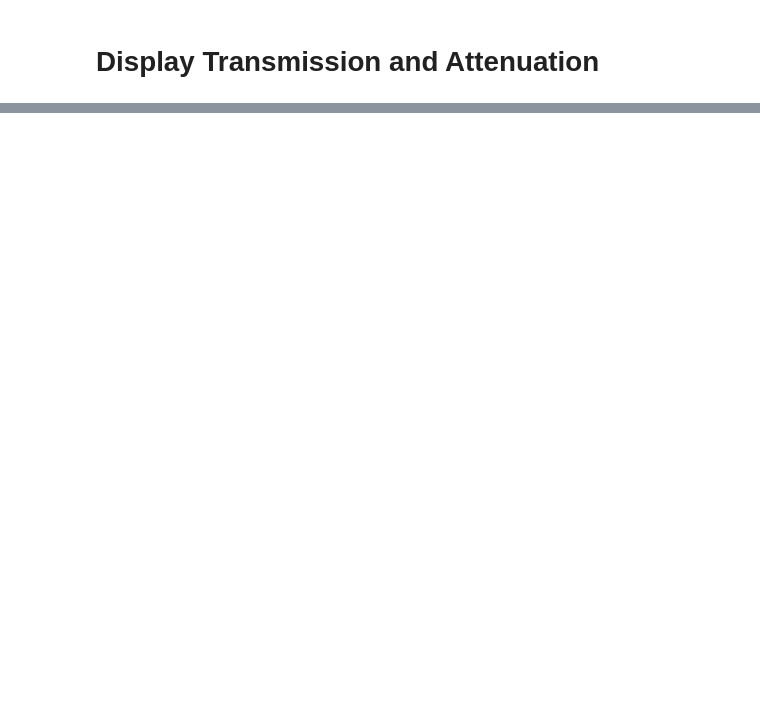
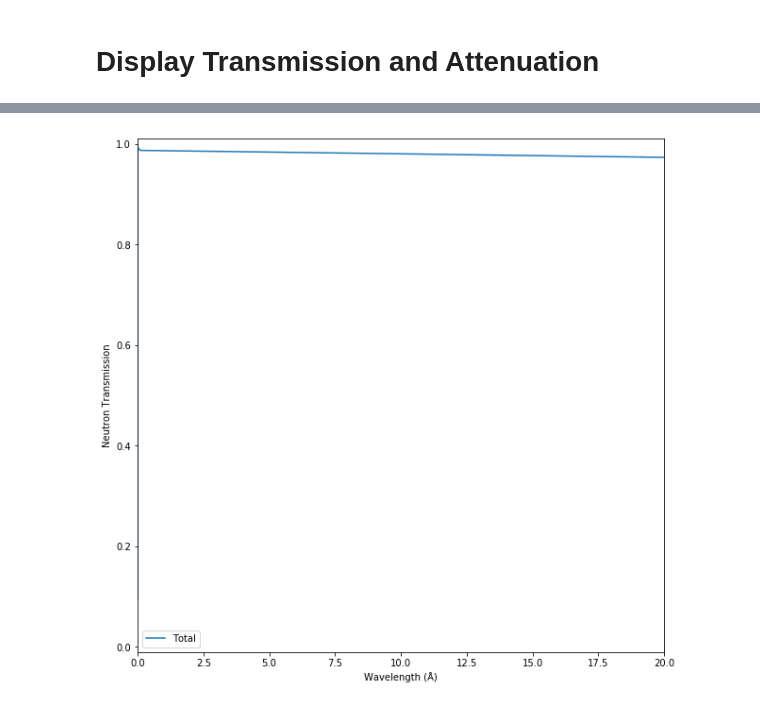
Before and after one commit to ornlneutronimaging/ImagingReso, a Jupyter notebook: notebooks/example_real_case.ipynb, the cells around one changed output, grey strips where cells are left out. Cells and saved outputs as stored; diff of their text form; code cells hidden in the pictures; blank space fills up the shorter version.

```diff
--- a/notebooks/example_real_case.ipynb
+++ b/notebooks/example_real_case.ipynb
@@ -295,0 +395,4 @@ array([  1.00000000e-05,   9.98669490e-02,   1.99723898e-01, ...,
+# %%
+o_reso.plot(x_axis='lambda', mixed=True, transmission=True)
+# %% [output]
+[figure, added]
```
Also changed, not shown: parts of 40 cells of this notebook.
